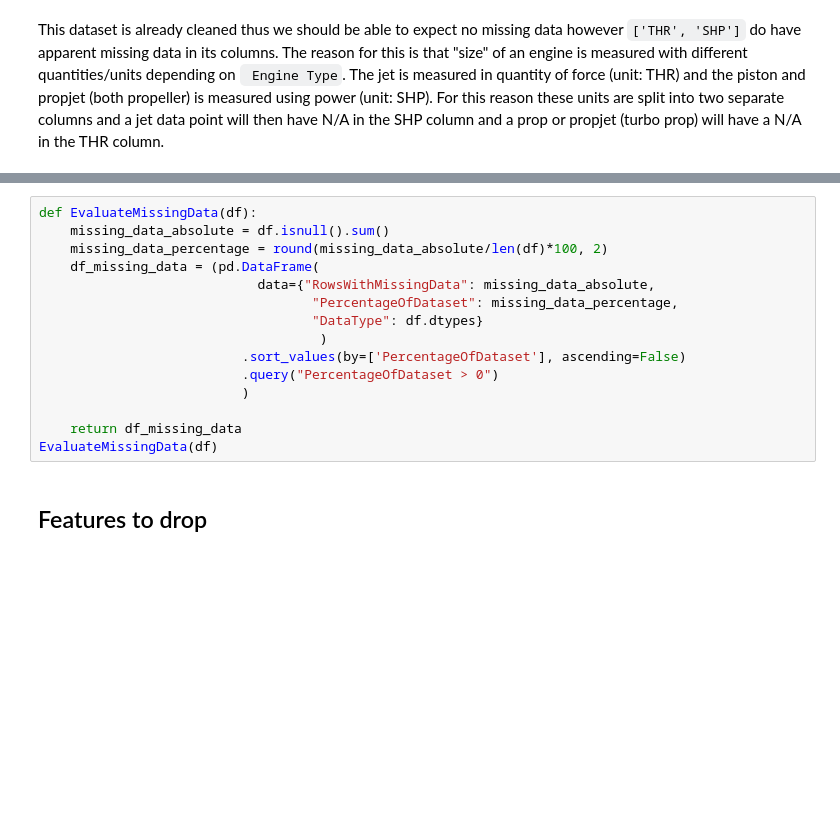
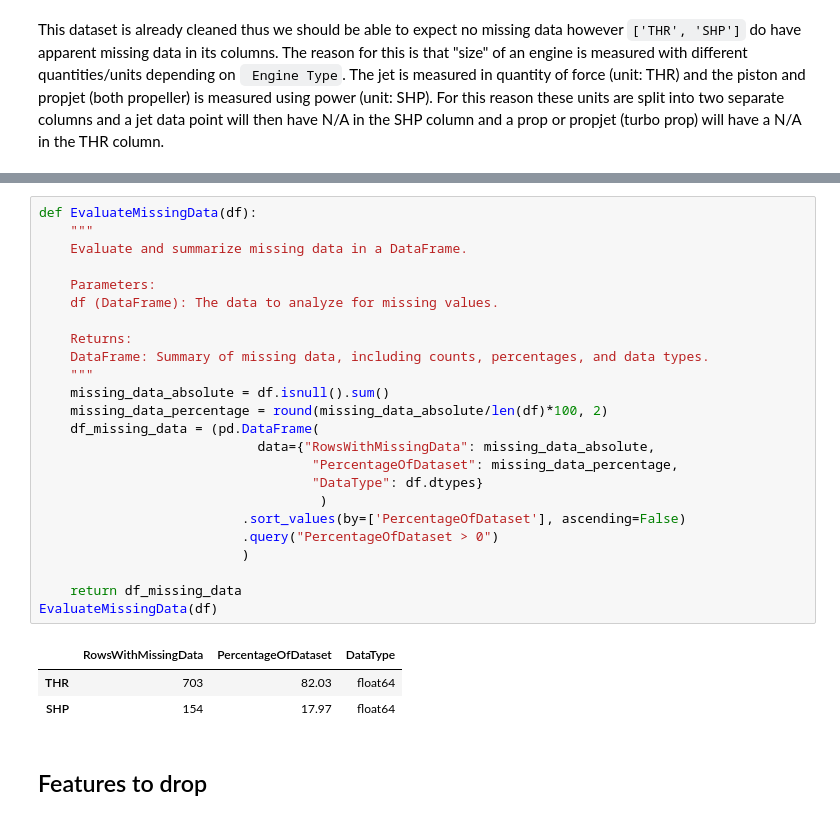
Before and after one commit to johnrearden/pa-data-driven-design, a Jupyter notebook: jupyter_notebooks/4_data_cleaning.ipynb, the cells around one changed output, grey strips where cells are left out. Drawn from its saved outputs; the diff is of its cells as text; blank space fills up the shorter version.

```diff
--- a/jupyter_notebooks/4_data_cleaning.ipynb
+++ b/jupyter_notebooks/4_data_cleaning.ipynb
@@ -63,18 +86,31 @@ vars_with_missing_data
 # %%
 def EvaluateMissingData(df):
+    """
+    Evaluate and summarize missing data in a DataFrame.
+
+    Parameters:
+    df (DataFrame): The data to analyze for missing values.
+
+    Returns:
+    DataFrame: Summary of missing data, including counts, percentages, and data types.
+    """
     missing_data_absolute = df.isnull().sum()
     missing_data_percentage = round(missing_data_absolute/len(df)*100, 2)
     df_missing_data = (pd.DataFrame(
                             data={"RowsWithMissingData": missing_data_absolute,
                                    "PercentageOfDataset": missing_data_percentage,
                                    "DataType": df.dtypes}
                                     )
                           .sort_values(by=['PercentageOfDataset'], ascending=False)
                           .query("PercentageOfDataset > 0")
                           )
 
     return df_missing_data
 EvaluateMissingData(df)
+# %% [output]
+|  | RowsWithMissingData | PercentageOfDataset | DataType |
+| THR | 703 | 82.03 | float64 |
+| SHP | 154 | 17.97 | float64 |
 # %% [markdown]
 ## Features to drop
 # %% [markdown]
```
Also changed, not shown: parts of 18 cells of this notebook, 5 other files.
